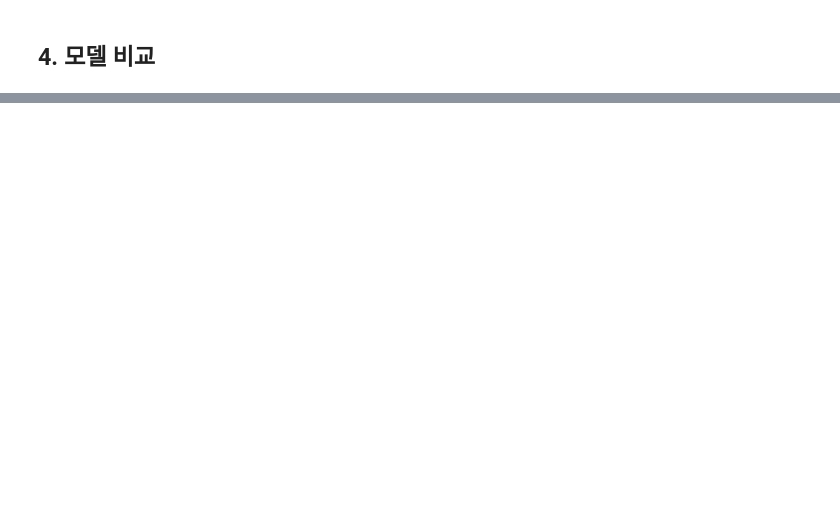
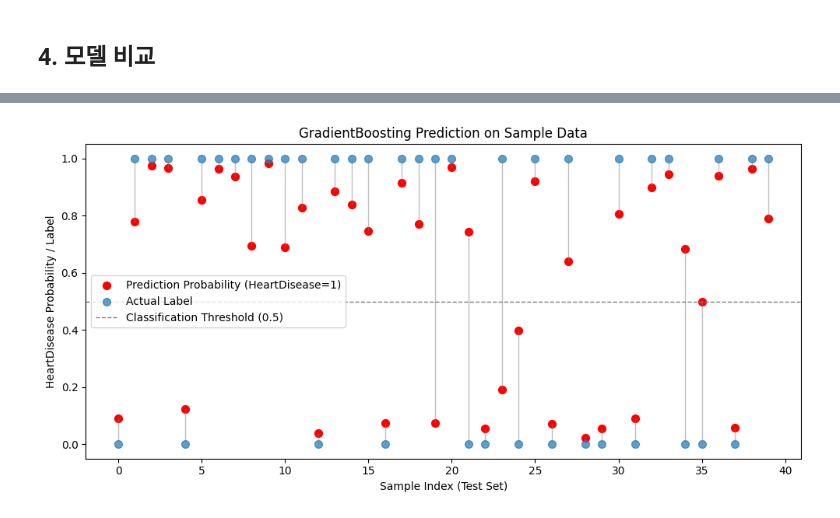
Before and after one commit to rhantj/Heart-Disease, a Jupyter notebook: heart_modeling.ipynb, the cells around one changed output, grey strips where cells are left out. Cells and saved outputs as stored; diff of their text form; code cells hidden in the pictures; blank space fills up the shorter version.

```diff
--- a/heart_modeling.ipynb
+++ b/heart_modeling.ipynb
@@ -288,0 +321,21 @@ plt.show()
+# %%
+# 테스트셋 샘플 데이터를 통한 예측 결과 (실제 라벨 vs 예측 확률)
+sample_n = 40
+sample_idx = np.arange(sample_n)
+sample_actual = y_test_rf.values[:sample_n]
+sample_proba = boosting_results['GradientBoosting']['y_proba'][:sample_n]
+
+plt.figure(figsize=(10, 5))
+plt.scatter(sample_idx, sample_proba, color='red', s=50, alpha=1.0, label='Prediction Probability (HeartDisease=1)')
+plt.scatter(sample_idx, sample_actual, color='tab:blue', s=50, alpha=0.7, label='Actual Label')
+plt.vlines(sample_idx, sample_actual, sample_proba, color='gray', linewidth=1, alpha=0.5, zorder=1)
+plt.axhline(0.5, color='gray', linestyle='--', linewidth=1, label='Classification Threshold (0.5)')
+plt.xlabel('Sample Index (Test Set)')
+plt.ylabel('HeartDisease Probability / Label')
+plt.title('GradientBoosting Prediction on Sample Data')
+plt.legend()
+plt.tight_layout()
+plt.savefig('output/heart-figures/gb_sample_prediction.png', dpi=120)
+plt.show()
+# %% [output]
+[figure, added]
```
Also changed, not shown: parts of 8 cells of this notebook, 17 other files.
